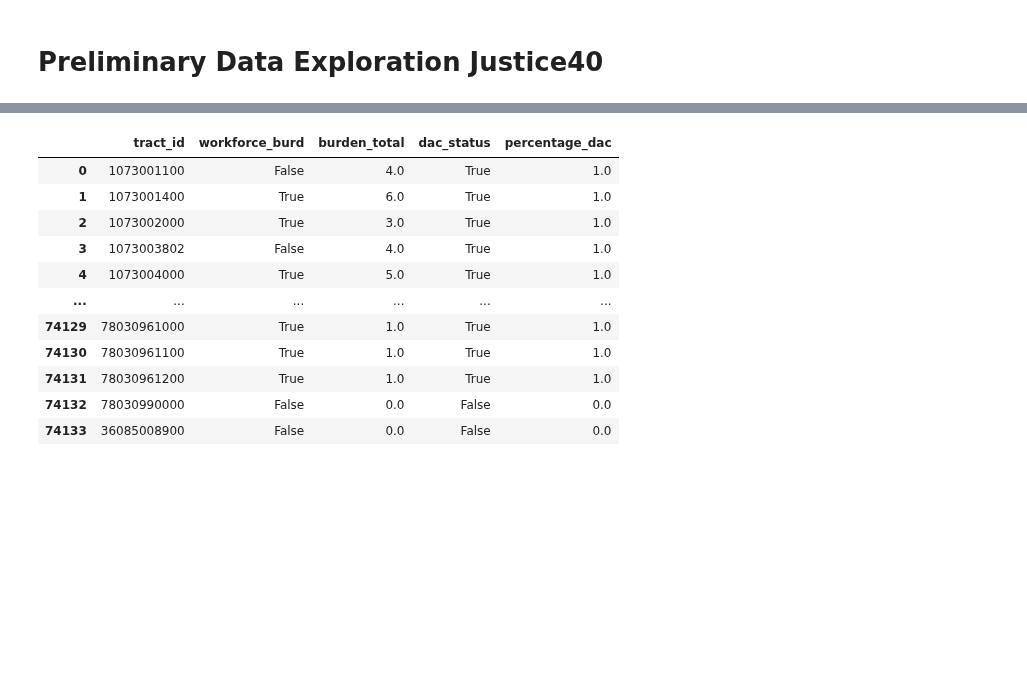
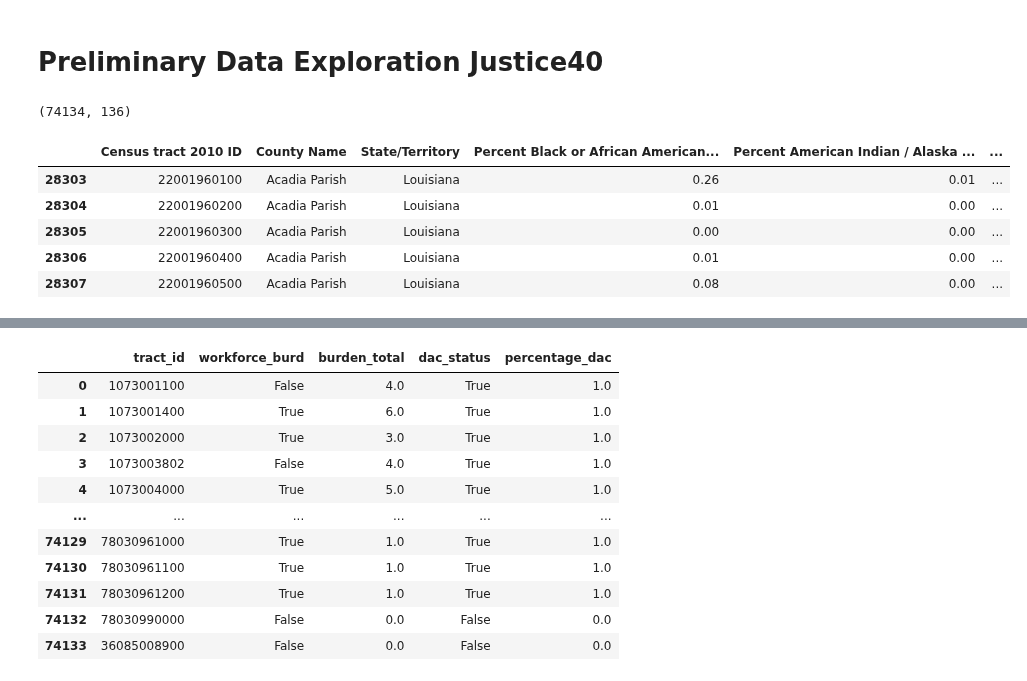
Before and after one commit to haylee360/j40-data-exploration, a Jupyter notebook: exploration.ipynb, the cells around one changed output, grey strips where cells are left out. Saved outputs shown, nothing was run; the diff lists cells and outputs as text; code cells hidden in the pictures; blank space fills up the shorter version.

```diff
--- a/exploration.ipynb
+++ b/exploration.ipynb
@@ -28,3 +31,17 @@ usa = pd.read_csv(os.path.join(base_dir, "data", "usa.csv"))
 # Version 1.0 data
 # v1 = pd.read_csv(os.path.join(base_dir, "data", "1.0-shapefile-codebook", "1.0-codebook.csv"))
 # v1_geo = gpd.read_file(os.path.join(base_dir, "data", "1.0-shapefile-codebook", "usa", "usa.shp"))
+# %%
+comm_v2.shape
+# %% [output]
+(74134, 136)
+# %%
+louisiana = comm_v2[comm_v2['State/Territory'] == 'Louisiana']
+louisiana.head()
+# %% [output]
+|  | Census tract 2010 ID | County Name | State/Territory | Percent Black or African American... | Percent American Indian / Alaska ... | ... |
+| 28303 | 22001960100 | Acadia Parish | Louisiana | 0.26 | 0.01 | ... |
+| 28304 | 22001960200 | Acadia Parish | Louisiana | 0.01 | 0.00 | ... |
+| 28305 | 22001960300 | Acadia Parish | Louisiana | 0.00 | 0.00 | ... |
+| 28306 | 22001960400 | Acadia Parish | Louisiana | 0.01 | 0.00 | ... |
+| 28307 | 22001960500 | Acadia Parish | Louisiana | 0.08 | 0.00 | ... |
```
Also changed, not shown: parts of 8 cells of this notebook.
